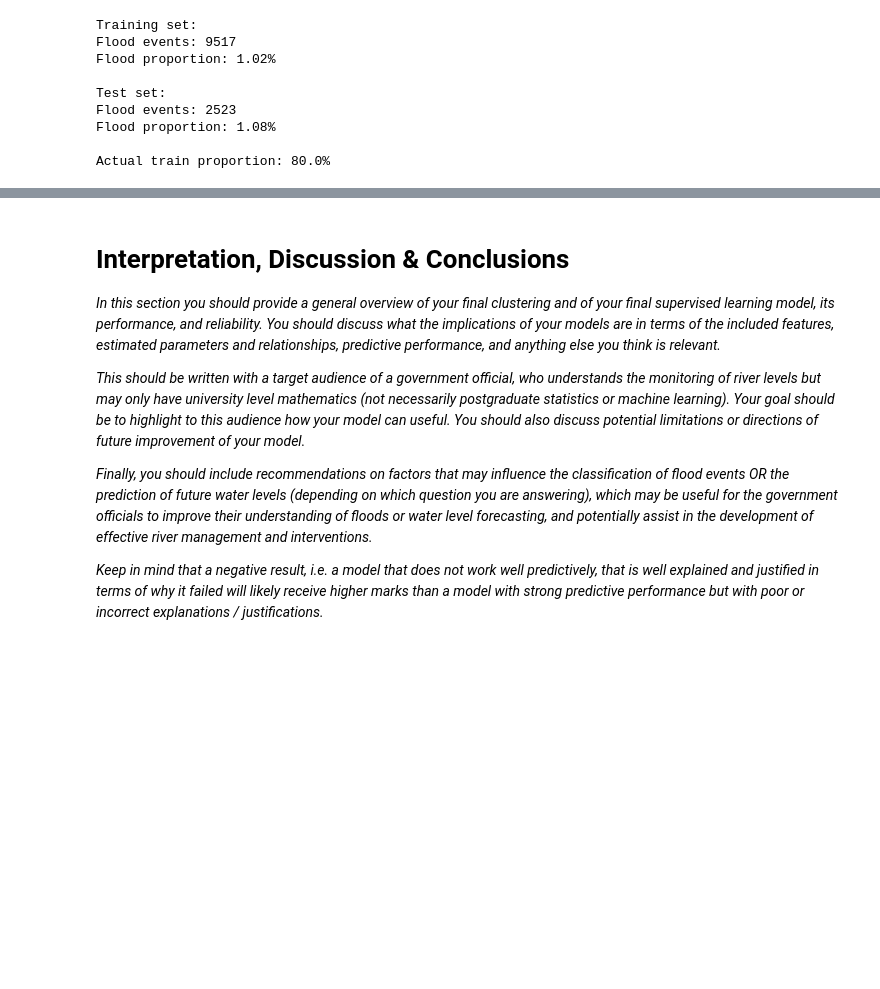
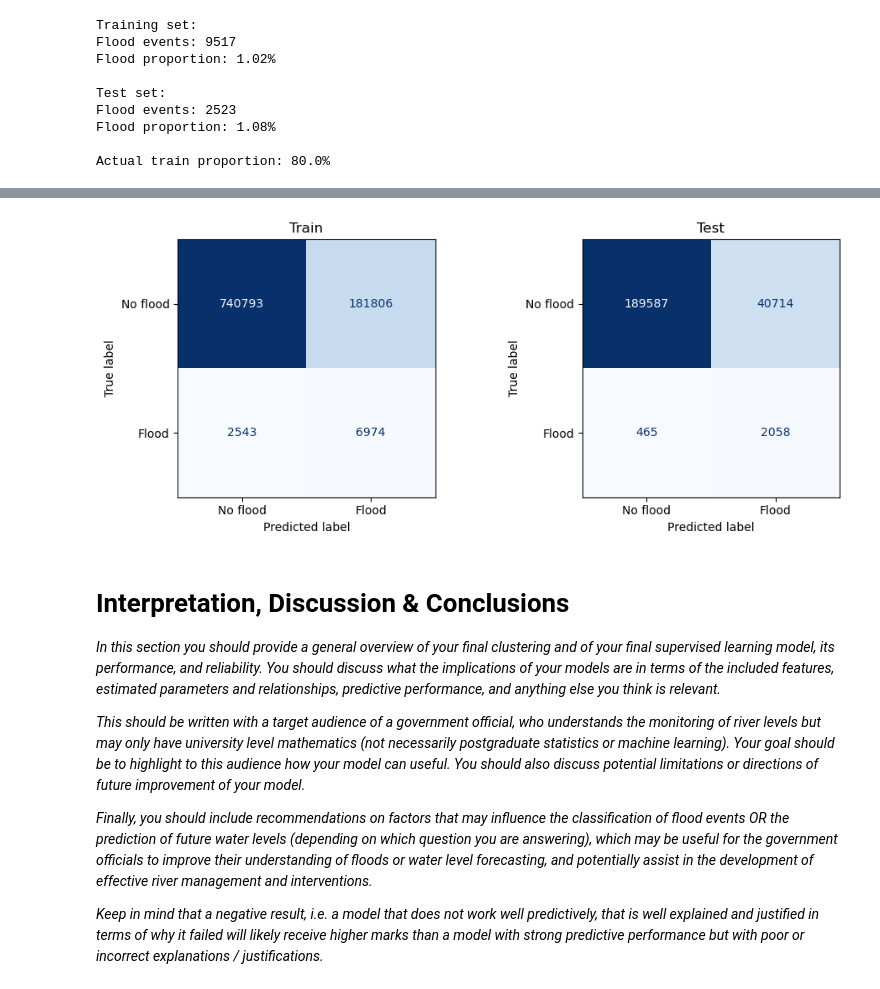
Before and after one commit to EmmaSC05/MLP-Group-Project, a Jupyter notebook: project_Maciek.ipynb, the cells around one changed output, grey strips where cells are left out. Saved outputs shown, nothing was run; the diff lists cells and outputs as text; code cells hidden in the pictures; blank space fills up the shorter version.

```diff
--- a/project_Maciek.ipynb
+++ b/project_Maciek.ipynb
@@ -830,3 +975,26 @@ Actual train proportion: 80.0%
+# %%
+fig, axes = plt.subplots(1, 2, figsize=(10, 4))
+
+for ax, y_true, y_pred, title in zip(
+    axes,
+    [y_train, y_test],
+    [y_pred_train, y_pred_test],
+    ["Train", "Test"]
+):
+    ConfusionMatrixDisplay.from_predictions(
+        y_true, y_pred,
+        labels=[0, 1],
+        display_labels=["No flood", "Flood"],
+        cmap="Blues",
+        ax=ax,
+        colorbar=False
+    )
+    ax.set_title(title)
+
+plt.tight_layout()
+plt.show()
+# %% [output]
+[figure, added]
 # %% [markdown]
 # Interpretation, Discussion & Conclusions
 
```
Also changed, not shown: parts of 7 cells of this notebook, 1 other file.
